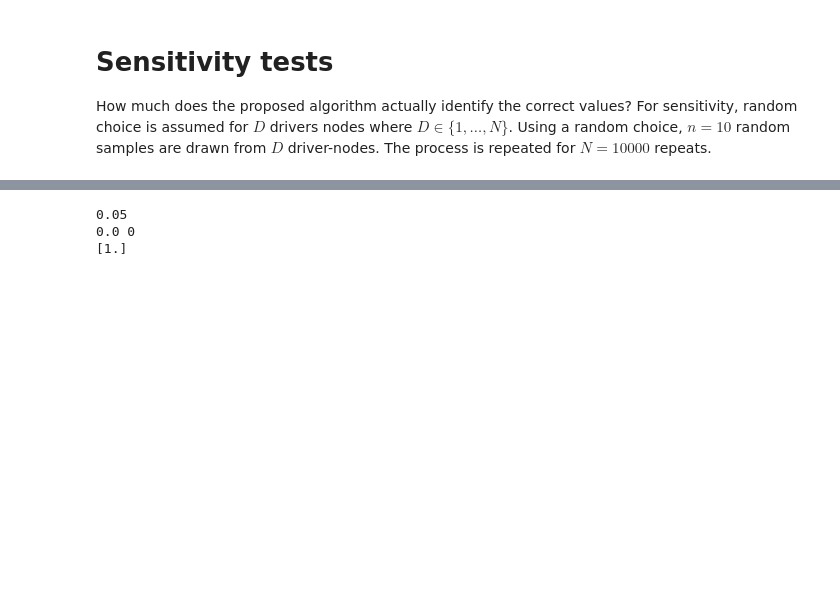
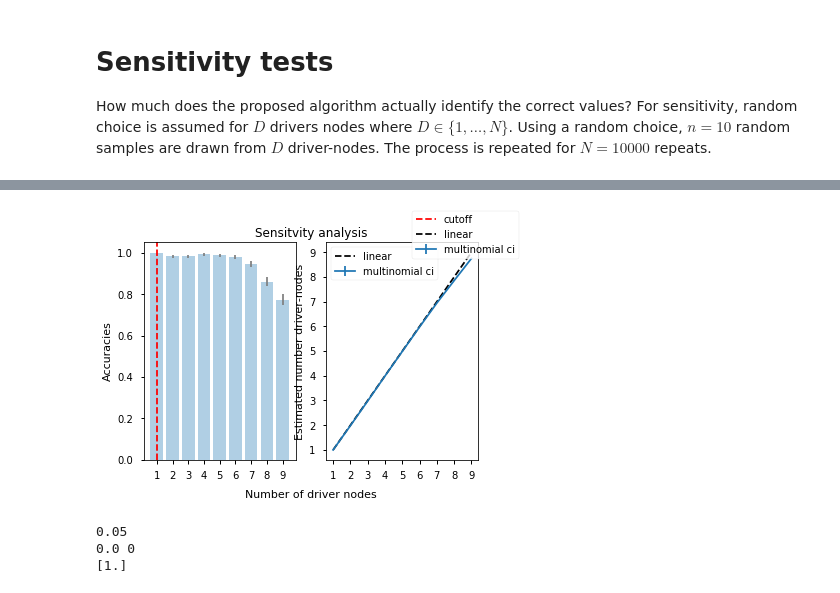
Before and after one commit to cvanelteren/information_impact, a Jupyter notebook: Notebooks/random graphs dashboard.ipynb, the cells around one changed output, grey strips where cells are left out. Cells and saved outputs as stored; diff of their text form; code cells hidden in the pictures; blank space fills up the shorter version.

```diff
--- a/Notebooks/random graphs dashboard.ipynb
+++ b/Notebooks/random graphs dashboard.ipynb
@@ -49,7 +49,7 @@ settings = {}
 
 
 root = '../Data/2019-09-22T12:04:44.952513/'
-root = '../Data/test/tester'
+root = '../Data/tester'
 settings = {}
 fileNames = []
 from tqdm import tqdm_notebook as tqdm
@@ -102,13 +102,17 @@ from pipeline import loadDataFilesSingle
 from tqdm import tqdm_notebook as tqdm
 from functools import partial
 import multiprocessing as mp
-# print(fileNames[0])
+pbar = tqdm(total = len(fileNames))
+
+# for file in fileNames:
+#     loadDataFilesSingle(file)
 with mp.Pool(mp.cpu_count()) as p:
-    for (path, s, d) in tqdm(p.imap(loadDataFilesSingle, fileNames)):
+    for (path, s, d) in p.imap(loadDataFilesSingle, fileNames):
             fn = '/'.join(i for i in path.split('/')[:-2])
             if np.all(np.isnan(d)):
                 assert 0
             data[fn][s] = d
+            pbar.update(1)
 # %% [output]
 The autoreload extension is already loaded. To reload it, use:
   %reload_ext autoreload
@@ -193,3 +178,10 @@ for k, v in tmp.items():
 dict_keys(['settings', 'aucs'])
 settings 30
 aucs 29
+# %%
+k, v = next(iter(data.items()))
+
+print(v.shape)
+for k, v in data.items():
+    print(v.mean(1)[:,... , 1, 0, 0].max())
+# print(v.mean(1)[...,2, 0, :])
@@ -263,7 +273,7 @@ aucs = {}
 from tqdm import tqdm_notebook as tqdm
 
 coeffs = {}
-for k, v in rdata.items():
+for k, v in data.items():
     setting = settings[k]
 
     LIMIT = np.inf
@@ -571,11 +582,13 @@ fig.show()
 
 How much does the proposed algorithm actually identify the correct values? For sensitivity, random choice is assumed for $D$ drivers nodes where $D \in \{ 1, \dots, N \}$. Using a random choice, $n = 10$ random samples are drawn from $D$ driver-nodes. The process is repeated for $N = 10 000$ repeats.
 # %%
+from Utils.stats import driverNodeEstimate as pci2
+alpha = .05
 def sensitivity(nDrivers = 10,
                 nTrials = 10,
                 repeats  = 100,
                 alpha = .05, \
-                func = pci):
+                func = pci2):
     """
     How many drivers nodes can be identified in :nTrials:
     """
@@ -597,9 +610,10 @@ def sensitivity(nDrivers = 10,
 
 params = dict(
             nDrivers = 10,\
-            nTrials = 50,\
+            nTrials = 30,\
             repeats = 1000,\
             alpha = alpha)
+
 # accuracies = sensitivity(**params, func = pci)
 accuracies2= sensitivity(**params, func = pci2)
 xr = np.arange(len(accuracies2)) + 1
@@ -613,8 +627,9 @@ y2 = np.asarray([i == j for i, j in zip(accuracies2, np.arange(1, len(accuracies
 ax1.errorbar(xr, y2.mean(1), 2 * sem(y2, axis = 1), linestyle = 'none', color = 'gray')
 
 
-theta = np.argwhere(y2.mean(1).round(2) < 1 - alpha)
-theta = theta[0] if theta else xr[-1]
+# theta = np.argwhere(y2.mean(1).round(2) < 1 - alpha)
+# theta = theta[0] if theta else xr[-1]
+theta = 1
 
 ax1.axvline(theta, linestyle = 'dashed', color = 'red', label = 'cutoff')
 ax1.set(ylabel = 'Accuracies')
@@ -643,3 +656,4 @@ fig.show()
+[figure, added]
 # %%
 # filter the data based on sensitivity result
 print(alpha)
```
Also changed, not shown: parts of 7 cells of this notebook, 6 other files.
